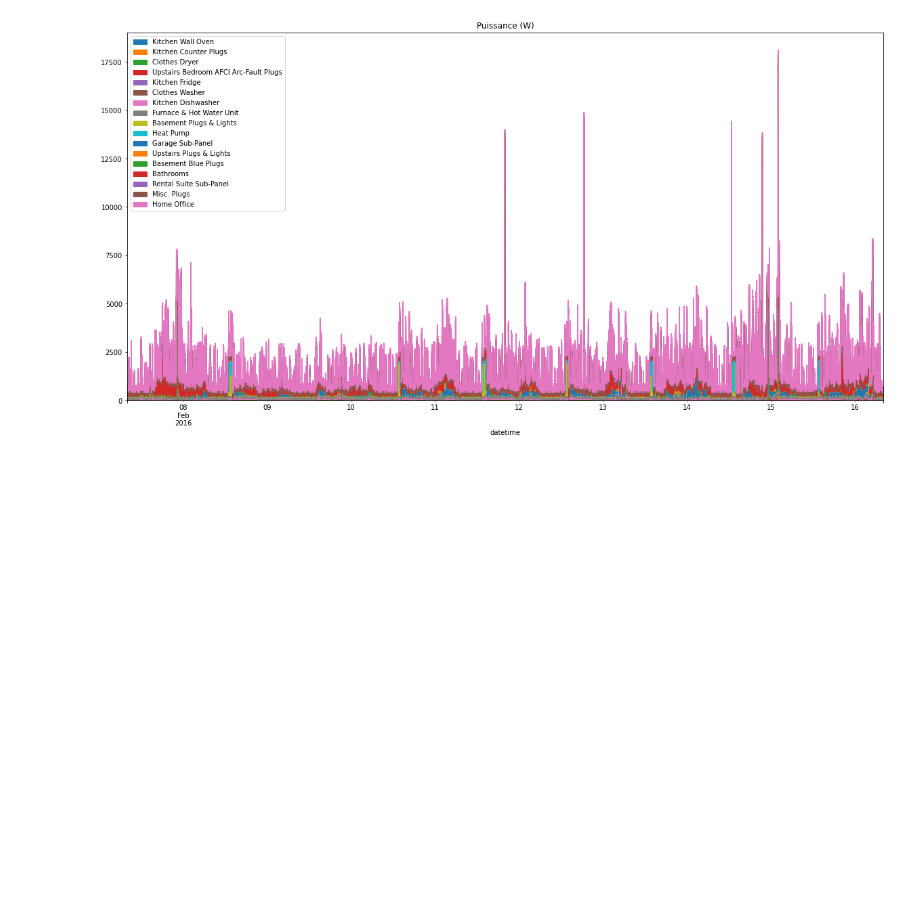
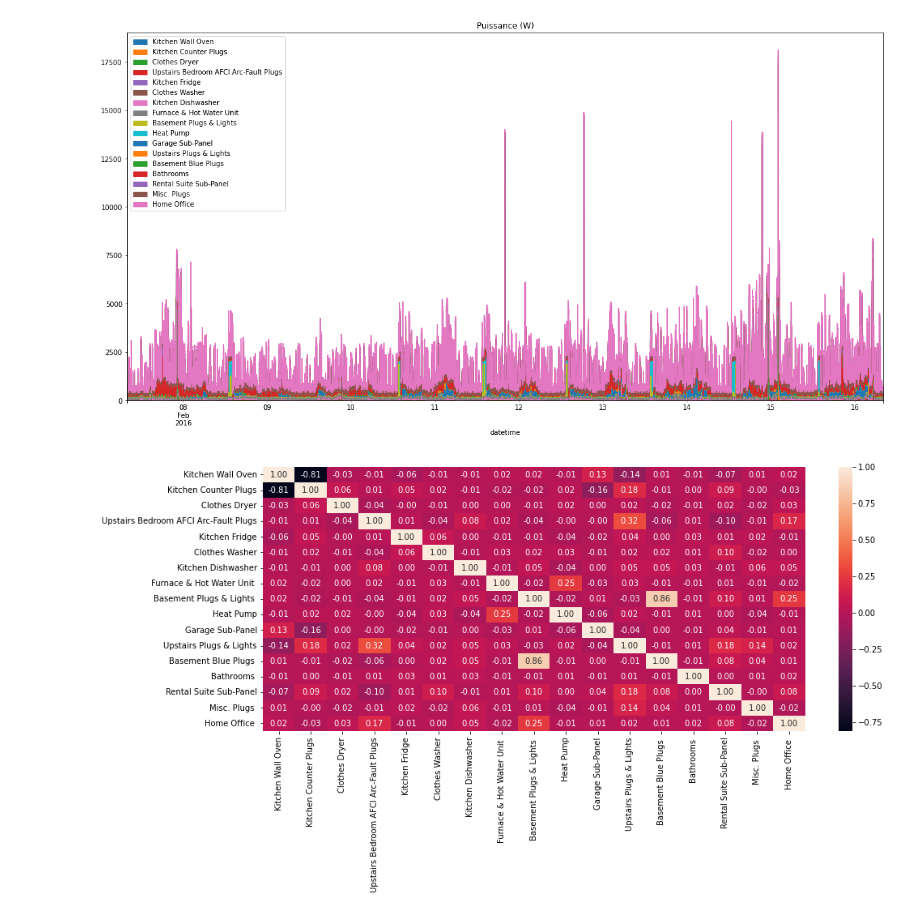
Before and after one commit to hugo-mi/Activity_Detection_From_Electrical_Consumption_Load_Curves, a Jupyter notebook: Exploratory Data Analysis/data_powers.ipynb, the cells around one changed output. Saved outputs shown, nothing was run; the diff lists cells and outputs as text; code cells hidden in the pictures; blank space fills up the shorter version.

```diff
--- a/Exploratory Data Analysis/data_powers.ipynb
+++ b/Exploratory Data Analysis/data_powers.ipynb
@@ -63,3 +88,8 @@ house1_power_blk1.head()
 house1_power_blk1[h1_labels['group'].unique()].plot.area(figsize=(20,10), title='Puissance (W)');
 # %% [output]
 [figure]
+# %%
+plt.figure(figsize=(15,6))
+sns.heatmap(house1_power_blk1[h1_labels['group'].unique()].corr(), annot=True, fmt='.2f');
+# %% [output]
+[figure, added]
```
Also changed, not shown: parts of 10 cells of this notebook.
